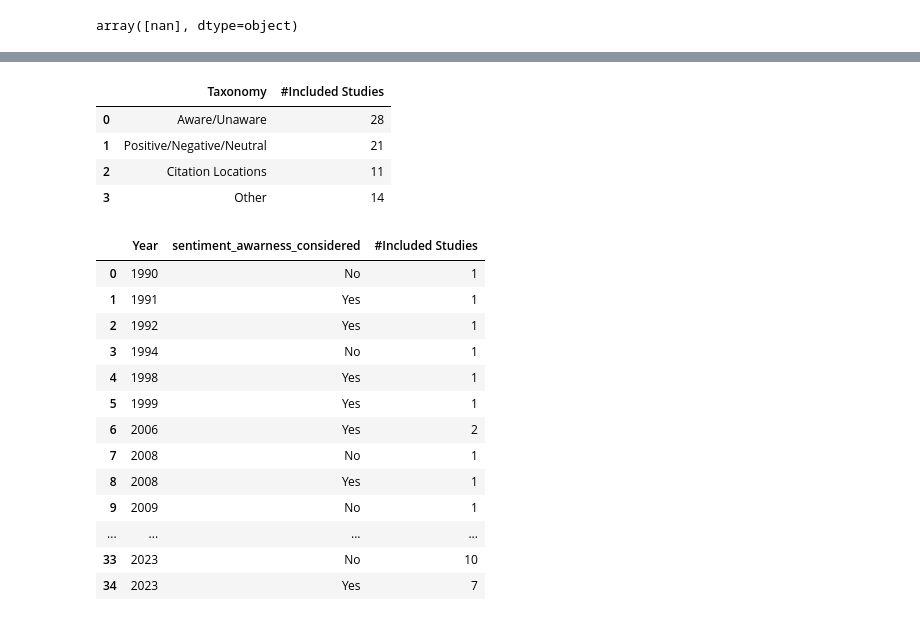
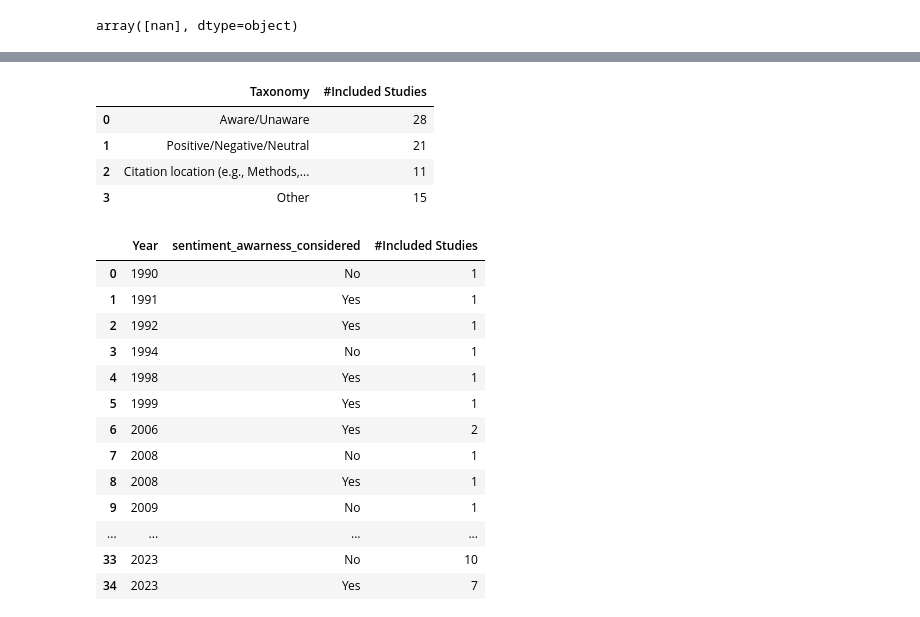
Before and after one commit to tzukun-hsiao/ARIST-post-retraction-citation, a Jupyter notebook: Results.ipynb, the cells around one changed output, grey strips where cells are left out. Saved outputs shown, nothing was run; the diff lists cells and outputs as text; code cells hidden in the pictures.

```diff
--- a/Results.ipynb
+++ b/Results.ipynb
@@ -573,41 +576,42 @@ Counter({'Aware/Unaware': 18,
-# %%
-taxonomies_df_prep = {'Aware/Unaware': 0, 'Positive/Negative/Neutral': 0,
-                      'Citation Locations': 0, 'Other': 0}
-
-has_taxonomies = taxonomies.loc[taxonomies['sentiment_awarness_considered']=='Yes']
-for i, row in has_taxonomies.iterrows():
-    taxonomies_options = row['sentiment_awarness_taxonomies']
-    taxonomies_freetxt = row['sentiment_awarness_taxonomies_freetxt']
-
-    taxonomies_options = taxonomies_options.split(';')
-
-    if isinstance(taxonomies_freetxt, str):
-        taxonomies_freetxt = taxonomies_freetxt.split(';')
-    else:
-        taxonomies_freetxt = []
-
-    for taxonomies_option in taxonomies_options:
-        if taxonomies_option in ['Aware/Unaware', 'Positive/Negative/Neutral']:
-            taxonomies_df_prep[taxonomies_option] += 1
-        else:
-            if 'Citation location (e.g., Methods, Limitations)' in taxonomies_freetxt:
-                if len(taxonomies_freetxt) == 1:
-                    taxonomies_df_prep['Citation Locations'] += 1
-                else:
-                    taxonomies_df_prep['Citation Locations'] += 1
-                    taxonomies_df_prep[taxonomies_option]
-            else:
-                taxonomies_df_prep[taxonomies_option] += 1
-
-taxonomies_df = pd.DataFrame({'Taxonomy': taxonomies_df_prep.keys(),
-                              '#Included Studies':taxonomies_df_prep.values()})
-taxonomies_df
-# %% [output]
-|  | Taxonomy | #Included Studies |
-| 0 | Aware/Unaware | 28 |
-| 1 | Positive/Negative/Neutral | 21 |
-| 2 | Citation Locations | 11 |
-| 3 | Other | 14 |
+# %%
+taxonomies_df_prep = {'Aware/Unaware': 0, 'Positive/Negative/Neutral': 0,
+                      'Citation location (e.g., Methods, Limitations)': 0, 'Other': 0}
+
+has_taxonomies = taxonomies.loc[taxonomies['sentiment_awarness_considered']=='Yes']
+for i, row in has_taxonomies.iterrows():
+    taxonomies_options = row['sentiment_awarness_taxonomies']
+    taxonomies_freetxt = row['sentiment_awarness_taxonomies_freetxt']
+
+    taxonomies_options = taxonomies_options.split(';')
+
+    if isinstance(taxonomies_freetxt, str):
+        taxonomies_freetxt = taxonomies_freetxt.split(';')
+    else:
+        taxonomies_freetxt = []
+
+    for taxonomies_option in taxonomies_options:
+        if taxonomies_option in ['Aware/Unaware', 'Positive/Negative/Neutral',
+                                 'Citation location (e.g., Methods, Limitations)']:
+            taxonomies_df_prep[taxonomies_option] += 1
+        else:
+            if 'Citation location (e.g., Methods, Limitations)' in taxonomies_freetxt:
+                if len(taxonomies_freetxt) == 1:
+                    taxonomies_df_prep['Citation location (e.g., Methods, Limitations)'] += 1
+                else:
+                    taxonomies_df_prep['Citation location (e.g., Methods, Limitations)'] += 1
+                    taxonomies_df_prep[taxonomies_option] += 1
+            else:
+                taxonomies_df_prep[taxonomies_option] += 1
+
+taxonomies_df = pd.DataFrame({'Taxonomy': taxonomies_df_prep.keys(),
+                              '#Included Studies':taxonomies_df_prep.values()})
+taxonomies_df
+# %% [output]
+|  | Taxonomy | #Included Studies |
+| 0 | Aware/Unaware | 28 |
+| 1 | Positive/Negative/Neutral | 21 |
+| 2 | Citation location (e.g., Methods,... | 11 |
+| 3 | Other | 15 |
 # %%
 taxonomy_yn_yr = taxonomies.groupby(['Year', 'sentiment_awarness_considered'])[['EPPIReviewer ID']].count()
 taxonomy_yn_yr = taxonomy_yn_yr.rename(columns={'EPPIReviewer ID': '#Included Studies'})
```
Also changed, not shown: parts of 16 cells of this notebook.
